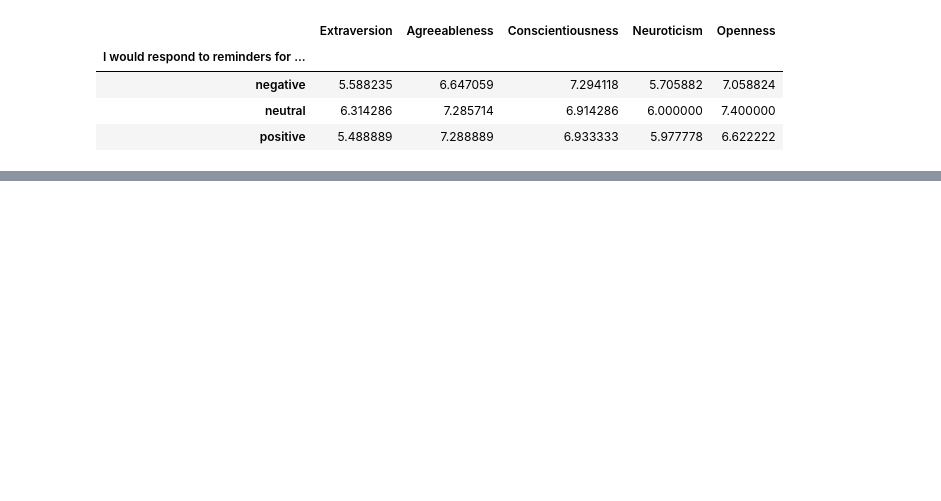
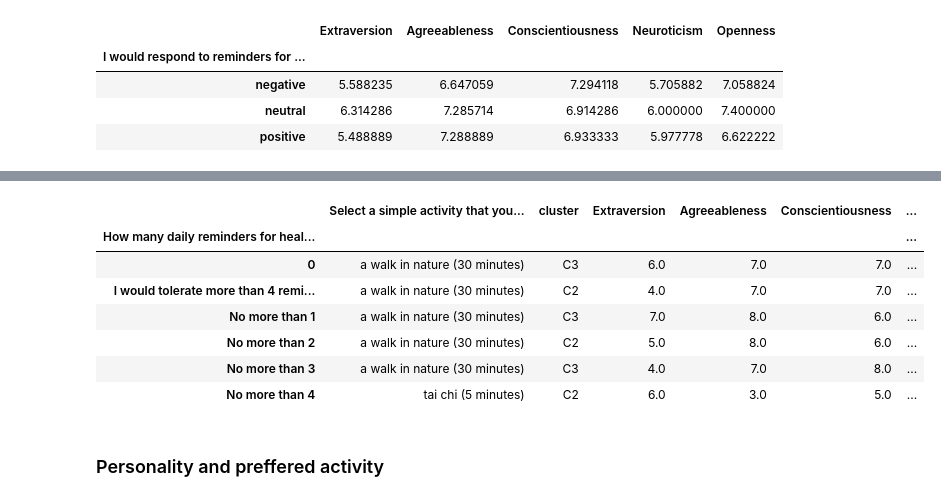
Before and after one commit to mikolaj-sienkiewicz/capable-rl4vc, a Jupyter notebook: survey/responcse_clustering.ipynb, the cells around one changed output, grey strips where cells are left out. Saved outputs shown, nothing was run; the diff lists cells and outputs as text; code cells hidden in the pictures; blank space fills up the shorter version.

Commit message:
personality and preferred activities

```diff
--- a/survey/responcse_clustering.ipynb
+++ b/survey/responcse_clustering.ipynb
@@ -483,0 +458,9 @@ survey_and_personality.groupby("I feel stressed when I do not complete my daily
+# %%
+df_preferred = df_preferred[['Select a simple activity that you would be happy to perform to improve your wellbeing.  Consider this activity when answering later questions in this survey. ',
+                            'How many daily reminders for health-related activities would you be willing to receive? ']]
+# %%
+df_preferred_and_personality  = pd.merge(df_preferred,personalityAndClust[['cluster', 'Extraversion', 'Agreeableness', 'Conscientiousness', 'Neuroticism', 'Openness']], how='inner', left_index=True, right_index=True)
+# %%
+q = "How many daily reminders for health-related activities would you be willing to receive? "
+# %%
+df_preferred_and_personality[[q]] = df_preferred_and_personality[[q]].applymap(lambda x: x.replace("Non più di", "No more than"))
@@ -483,0 +478,13 @@ survey_and_personality.groupby("I feel stressed when I do not complete my daily
+# %%
+df_preferred_and_personality.groupby(q).agg(lambda x:x.value_counts().index[0]) # mode
+# %% [output]
+|  | Select a simple activity that you... | cluster | Extraversion | Agreeableness | Conscientiousness | ... |
+| How many daily reminders for heal... |  |  |  |  |  | ... |
+| 0 | a walk in nature (30 minutes) | C3 | 6.0 | 7.0 | 7.0 | ... |
+| I would tolerate more than 4 remi... | a walk in nature (30 minutes) | C2 | 4.0 | 7.0 | 7.0 | ... |
+| No more than 1 | a walk in nature (30 minutes) | C3 | 7.0 | 8.0 | 6.0 | ... |
+| No more than 2 | a walk in nature (30 minutes) | C2 | 5.0 | 8.0 | 6.0 | ... |
+| No more than 3 | a walk in nature (30 minutes) | C3 | 4.0 | 7.0 | 8.0 | ... |
+| No more than 4 | tai chi (5 minutes) | C2 | 6.0 | 3.0 | 5.0 | ... |
+# %% [markdown]
+### Personality and preffered activity
```
Also changed, not shown: parts of 20 cells of this notebook.
